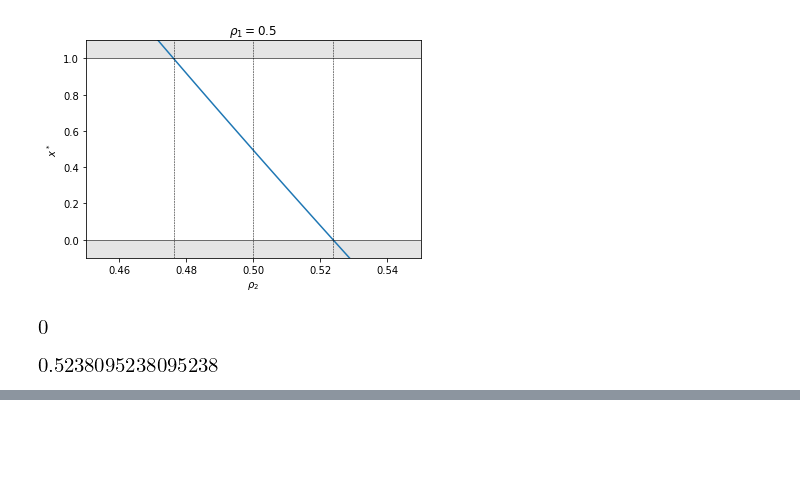
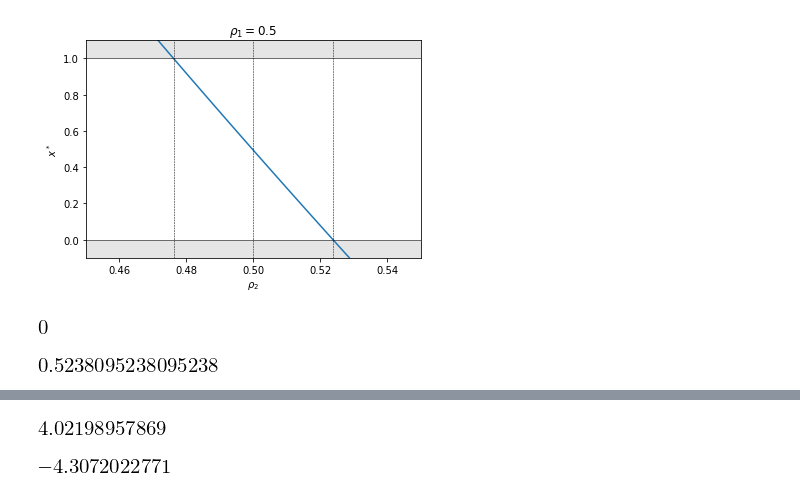
Before and after one commit to yoavram/Sunnyvale, a Jupyter notebook: notebooks/fluctuating_oblique.ipynb, the cells around one changed output, grey strips where cells are left out. Drawn from its saved outputs; the diff is of its cells as text; code cells hidden in the pictures; blank space fills up the shorter version.

```diff
--- a/notebooks/fluctuating_oblique.ipynb
+++ b/notebooks/fluctuating_oblique.ipynb
@@ -206,0 +277,16 @@ simplify(2*a+b-s*(1-ρ)*(2*r*(1+s) +s*ρ*(1-r)))
+# %%
+wA = np.random.uniform(0, 1, size=100000000)
+wB = np.random.uniform(0, 1, size=100000000)
+s = wA/wB - 1
+ρ = np.random.beta(a=wA/wB, b=1)
+np.cov(s, ρ)[0,1]
+# %% [output]
+[figure, added]
+# %%
+wA = np.random.uniform(0, 1, size=100000000)
+wB = np.random.uniform(0, 1, size=100000000)
+s = wA/wB - 1
+ρ = np.random.beta(a=1, b=wA/wB)
+np.cov(s, ρ)[0,1]
+# %% [output]
+[figure, added]
```
Also changed, not shown: parts of 37 cells of this notebook, 1 other file.
